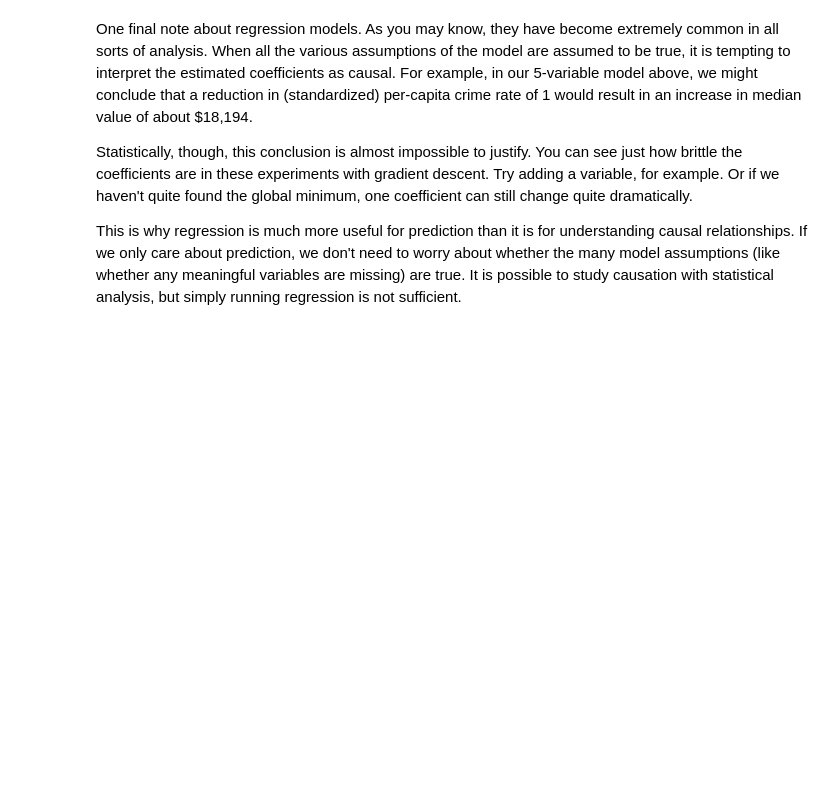
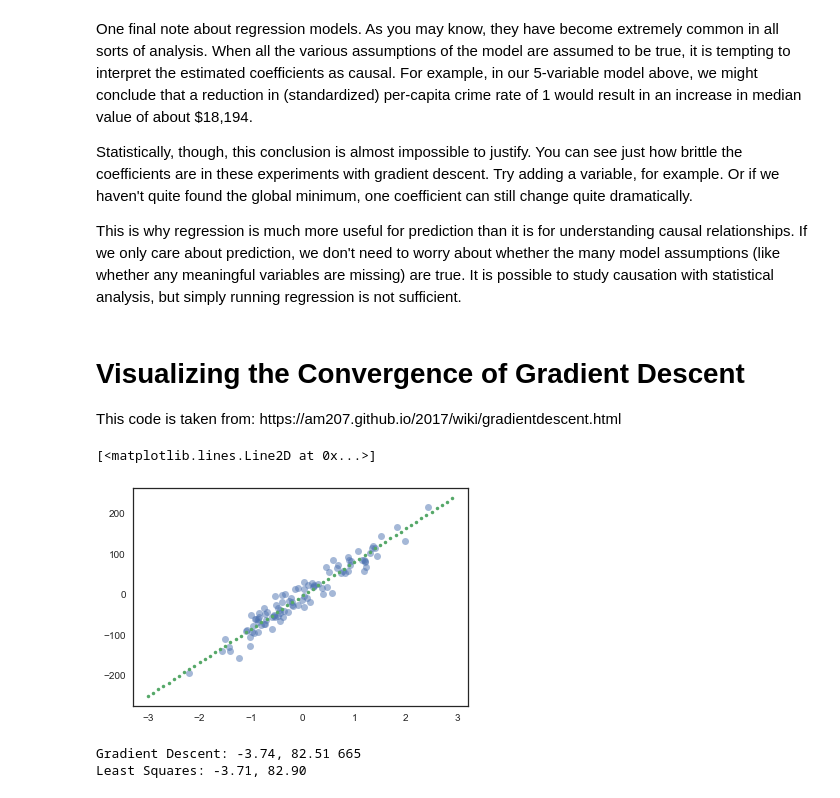
Before and after one commit to redheadjune/207_Applied_ML, a Jupyter notebook: GradientDescent.ipynb, the cells around one changed output. Drawn from its saved outputs; the diff is of its cells as text; code cells hidden in the pictures; blank space fills up the shorter version.

Commit message:
Included visualization of gradient descent

```diff
--- a/GradientDescent.ipynb
+++ b/GradientDescent.ipynb
@@ -246,3 +246,6 @@ One final note about regression models. As you may know, they have become extrem
 Statistically, though, this conclusion is almost impossible to justify. You can see just how brittle the coefficients are in these experiments with gradient descent. Try adding a variable, for example. Or if we haven't quite found the global minimum, one coefficient can still change quite dramatically.
 
 This is why regression is much more useful for prediction than it is for understanding causal relationships. If we only care about prediction, we don't need to worry about whether the many model assumptions (like whether any meaningful variables are missing) are true. It is possible to study causation with statistical analysis, but simply running regression is not sufficient.
+# %% [markdown]
+<h1>Visualizing the Convergence of Gradient Descent</h1>
+This code is taken from: https://am207.github.io/2017/wiki/gradientdescent.html
@@ -248,0 +260,60 @@ This is why regression is much more useful for prediction than it is for underst
+# %%
+#code adapted from http://tillbergmann.com/blog/python-gradient-descent.html
+x, y = make_regression(n_samples = 100,
+                       n_features=1,
+                       n_informative=1,
+                       noise=20,
+                       random_state=2017)
+x = x.flatten()
+slope, intercept, _,_,_ = stats.linregress(x,y)
+best_fit = np.vectorize(lambda x: x * slope + intercept)
+plt.plot(x,y, 'o', alpha=0.5)
+grid = np.arange(-3,3,0.1)
+plt.plot(grid,best_fit(grid), '.')
+# %% [output]
+[<matplotlib.lines.Line2D at 0x...>]
+[figure, added]
+# %%
+def gradient_descent(x, y, theta_init, step=0.001, maxsteps=0, precision=0.001, ):
+    costs = []
+    m = y.size # number of data points
+    theta = theta_init
+    history = [] # to store all thetas
+    preds = []
+    counter = 0
+    oldcost = 0
+    pred = np.dot(x, theta)
+    error = pred - y
+    currentcost = np.sum(error ** 2) / (2 * m)
+    preds.append(pred)
+    costs.append(currentcost)
+    history.append(theta)
+    counter+=1
+    while abs(currentcost - oldcost) > precision:
+        oldcost=currentcost
+        gradient = x.T.dot(error)/m
+        theta = theta - step * gradient  # update
+        history.append(theta)
+
+        pred = np.dot(x, theta)
+        error = pred - y
+        currentcost = np.sum(error ** 2) / (2 * m)
+        costs.append(currentcost)
+
+        if counter % 25 == 0: preds.append(pred)
+        counter+=1
+        if maxsteps:
+            if counter == maxsteps:
+                break
+
+    return history, costs, preds, counter
+
+xaug = np.c_[np.ones(x.shape[0]), x]
+theta_i = [-1, 1] + np.random.rand(2)
+history, cost, preds, iters = gradient_descent(xaug, y, theta_i, step=0.01)
+theta = history[-1]
+print("Gradient Descent: {:.2f}, {:.2f} {:d}".format(theta[0], theta[1], iters))
+print("Least Squares: {:.2f}, {:.2f}".format(intercept, slope))
+# %% [output]
+Gradient Descent: -3.74, 82.51 665
+Least Squares: -3.71, 82.90
```
Also changed, not shown: parts of 4 cells of this notebook.
